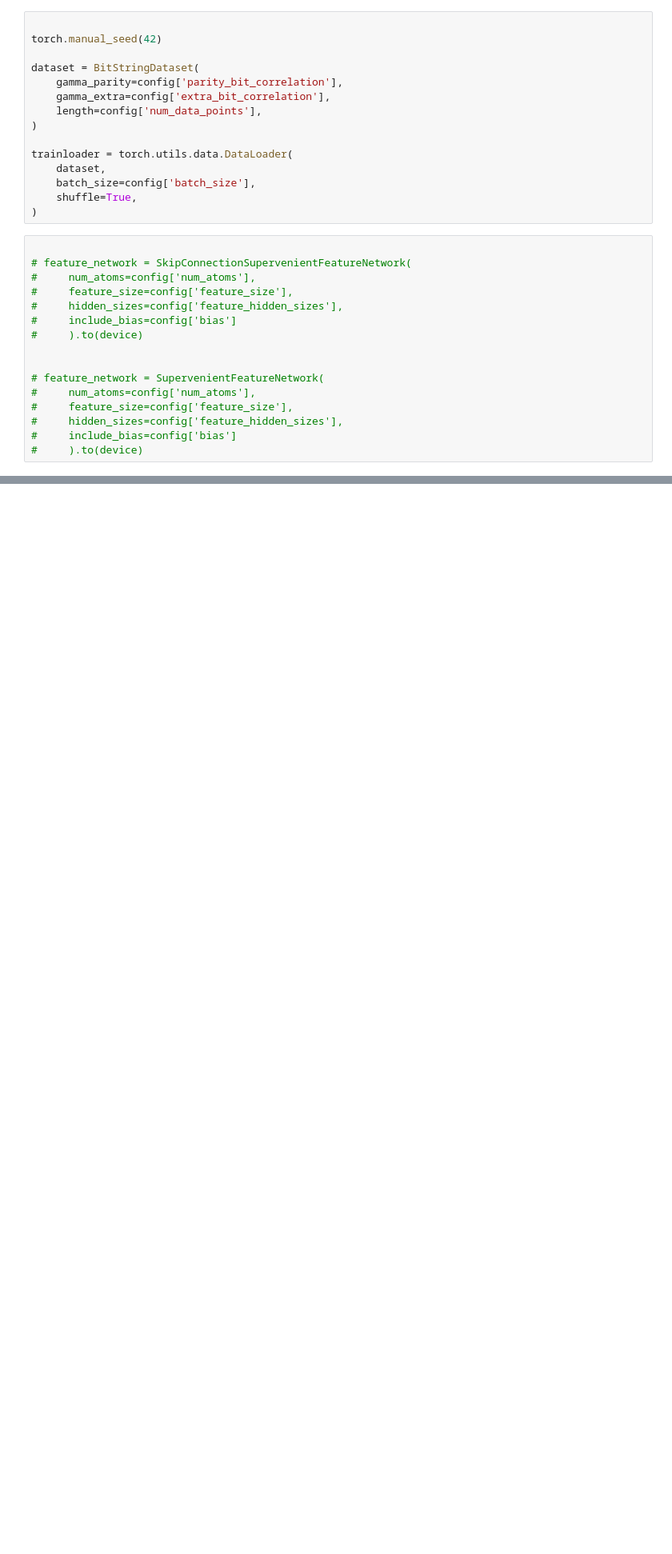
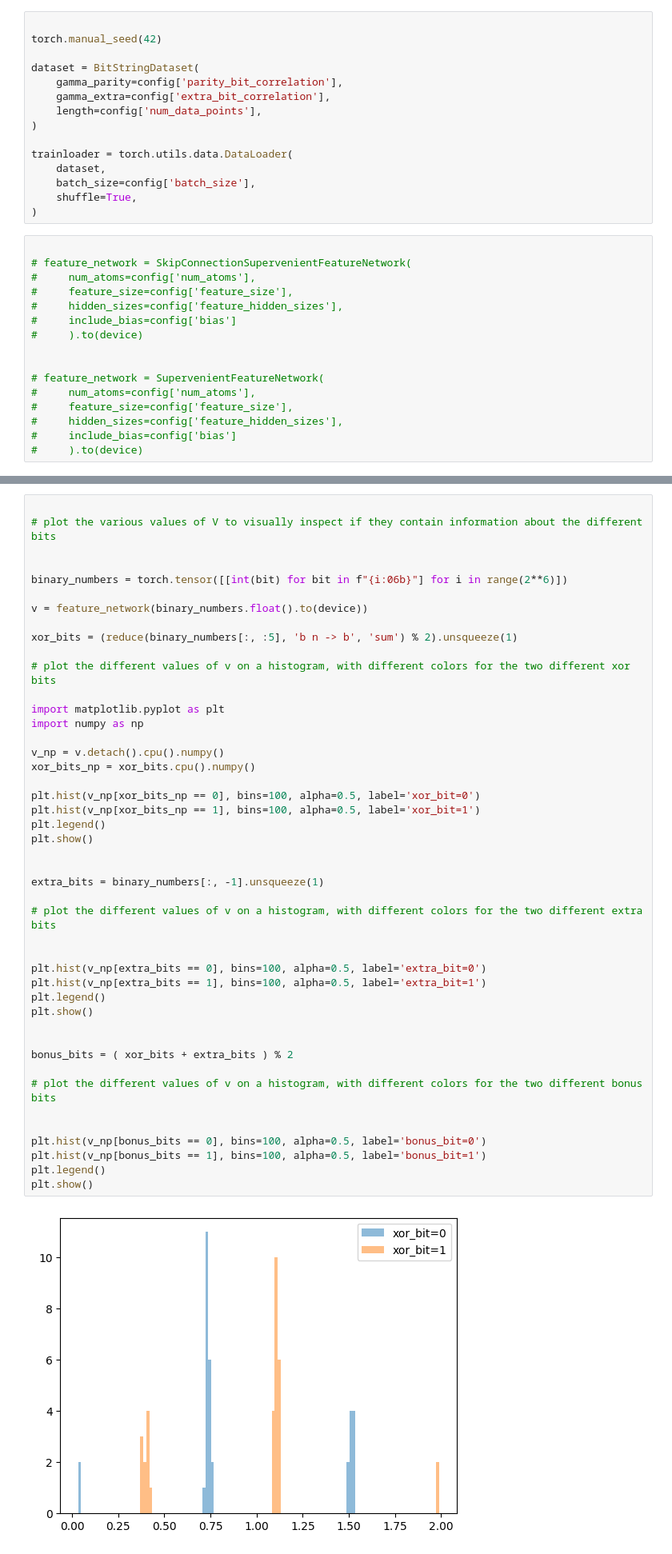
Before and after one commit to David-McSharry/info-theory-experiments, a Jupyter notebook: emergence_from_bits.ipynb, the cells around one changed output, grey strips where cells are left out. Shown at 80% size. Saved outputs shown, nothing was run; the diff lists cells and outputs as text; blank space fills up the shorter version.

```diff
--- a/emergence_from_bits.ipynb
+++ b/emergence_from_bits.ipynb
@@ -551,0 +547,47 @@ View run at https://wandb.ai/dmcsharry/BITS_Finding-true-Psi-for-f/runs/njm38id5
+# %%
+
+# plot the various values of V to visually inspect if they contain information about the different bits
+
+
+binary_numbers = torch.tensor([[int(bit) for bit in f"{i:06b}"] for i in range(2**6)])
+
+v = feature_network(binary_numbers.float().to(device))
+
+xor_bits = (reduce(binary_numbers[:, :5], 'b n -> b', 'sum') % 2).unsqueeze(1)
+
+# plot the different values of v on a histogram, with different colors for the two different xor bits
+
+import matplotlib.pyplot as plt
+import numpy as np
+
+v_np = v.detach().cpu().numpy()
+xor_bits_np = xor_bits.cpu().numpy()
+
+plt.hist(v_np[xor_bits_np == 0], bins=100, alpha=0.5, label='xor_bit=0')
+plt.hist(v_np[xor_bits_np == 1], bins=100, alpha=0.5, label='xor_bit=1')
+plt.legend()
+plt.show()
+
+
+extra_bits = binary_numbers[:, -1].unsqueeze(1)
+
+# plot the different values of v on a histogram, with different colors for the two different extra bits
+
+
+plt.hist(v_np[extra_bits == 0], bins=100, alpha=0.5, label='extra_bit=0')
+plt.hist(v_np[extra_bits == 1], bins=100, alpha=0.5, label='extra_bit=1')
+plt.legend()
+plt.show()
+
+
+bonus_bits = ( xor_bits + extra_bits ) % 2
+
+# plot the different values of v on a histogram, with different colors for the two different bonus bits
+
+
+plt.hist(v_np[bonus_bits == 0], bins=100, alpha=0.5, label='bonus_bit=0')
+plt.hist(v_np[bonus_bits == 1], bins=100, alpha=0.5, label='bonus_bit=1')
+plt.legend()
+plt.show()
+# %% [output]
+[figure, added]
```
Also changed, not shown: parts of 8 cells of this notebook, 2 other files.
